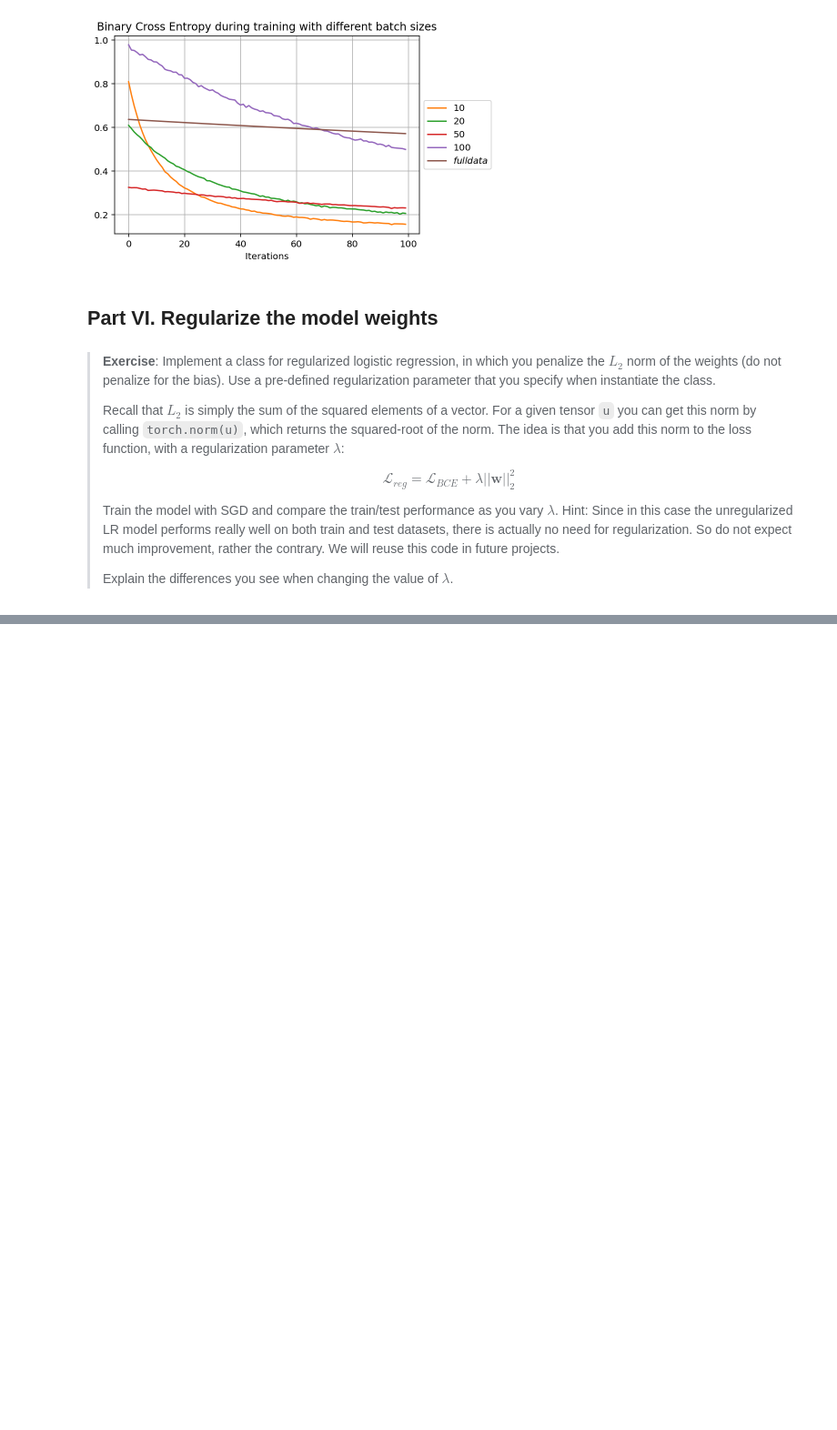
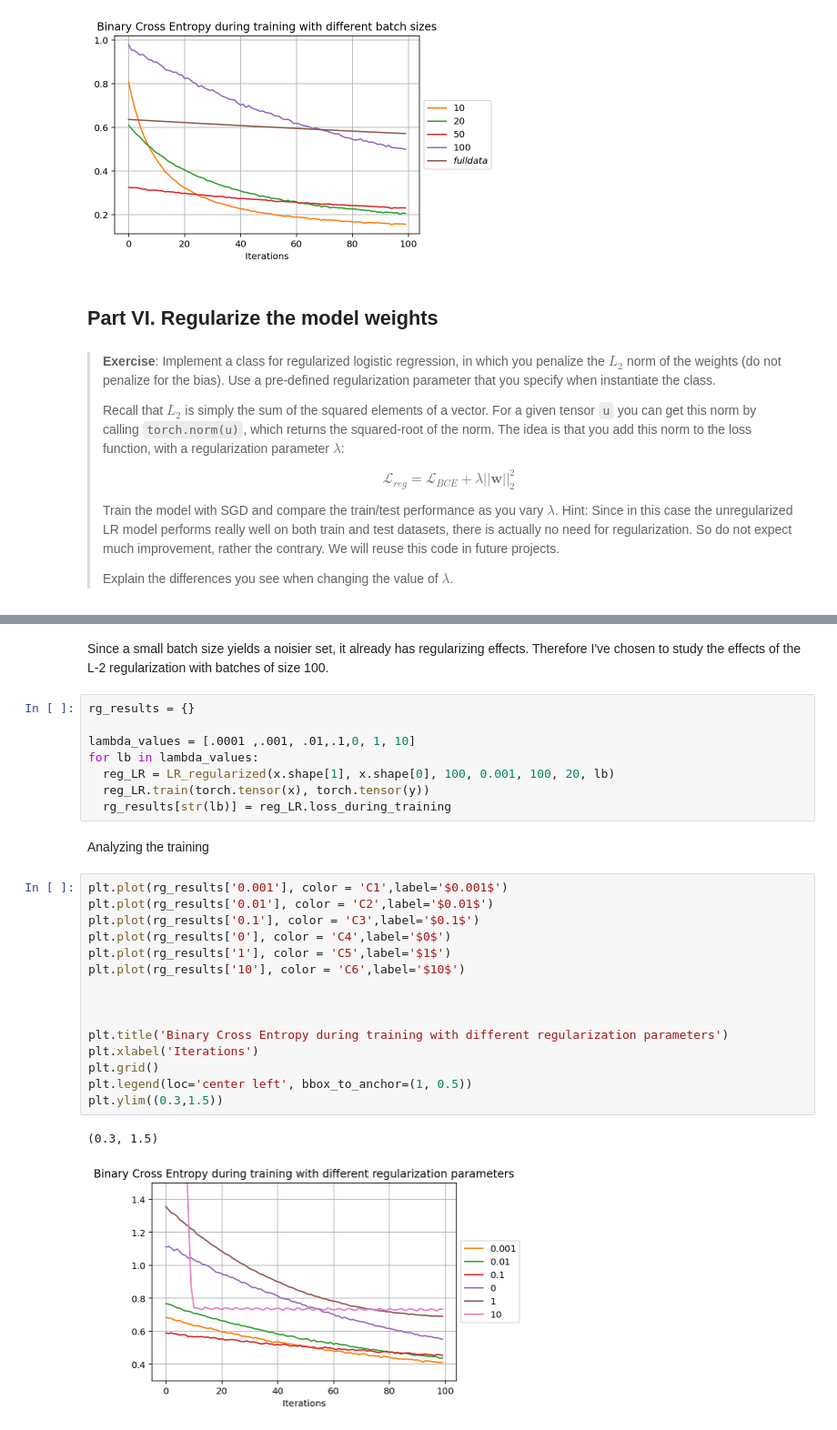
Before and after one commit to boscodeeromeu/NN, a Jupyter notebook: LogitPytorch.ipynb, the cells around one changed output, grey strips where cells are left out. Shown at 91% size. Cells and saved outputs as stored; diff of their text form; blank space fills up the shorter version.

```diff
--- a/LogitPytorch.ipynb
+++ b/LogitPytorch.ipynb
@@ -1124,0 +1197,30 @@ plt.legend(loc='center left', bbox_to_anchor=(1, 0.5))
+# %% [markdown]
+Since a small batch size yields a noisier set, it already has regularizing effects. Therefore I've chosen to study the effects of the L-2 regularization with batches of size 100.
+# %%
+rg_results = {}
+
+lambda_values = [.0001 ,.001, .01,.1,0, 1, 10]
+for lb in lambda_values:
+  reg_LR = LR_regularized(x.shape[1], x.shape[0], 100, 0.001, 100, 20, lb)
+  reg_LR.train(torch.tensor(x), torch.tensor(y))
+  rg_results[str(lb)] = reg_LR.loss_during_training
+# %% [markdown]
+Analyzing the training
+# %%
+plt.plot(rg_results['0.001'], color = 'C1',label='$0.001$')
+plt.plot(rg_results['0.01'], color = 'C2',label='$0.01$')
+plt.plot(rg_results['0.1'], color = 'C3',label='$0.1$')
+plt.plot(rg_results['0'], color = 'C4',label='$0$')
+plt.plot(rg_results['1'], color = 'C5',label='$1$')
+plt.plot(rg_results['10'], color = 'C6',label='$10$')
+
+
+
+plt.title('Binary Cross Entropy during training with different regularization parameters')
+plt.xlabel('Iterations')
+plt.grid()
+plt.legend(loc='center left', bbox_to_anchor=(1, 0.5))
+plt.ylim((0.3,1.5))
+# %% [output]
+(0.3, 1.5)
+[figure, added]
```
Also changed, not shown: parts of 7 cells of this notebook.
